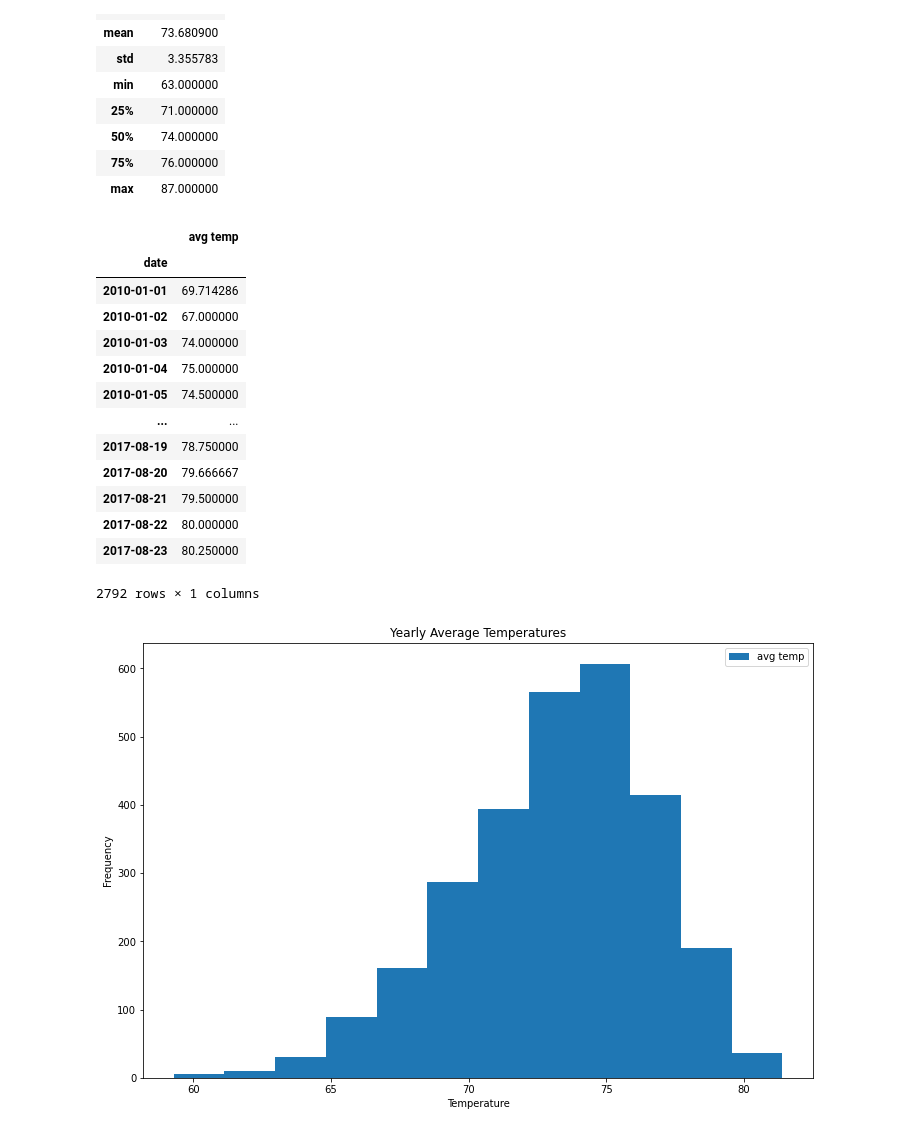
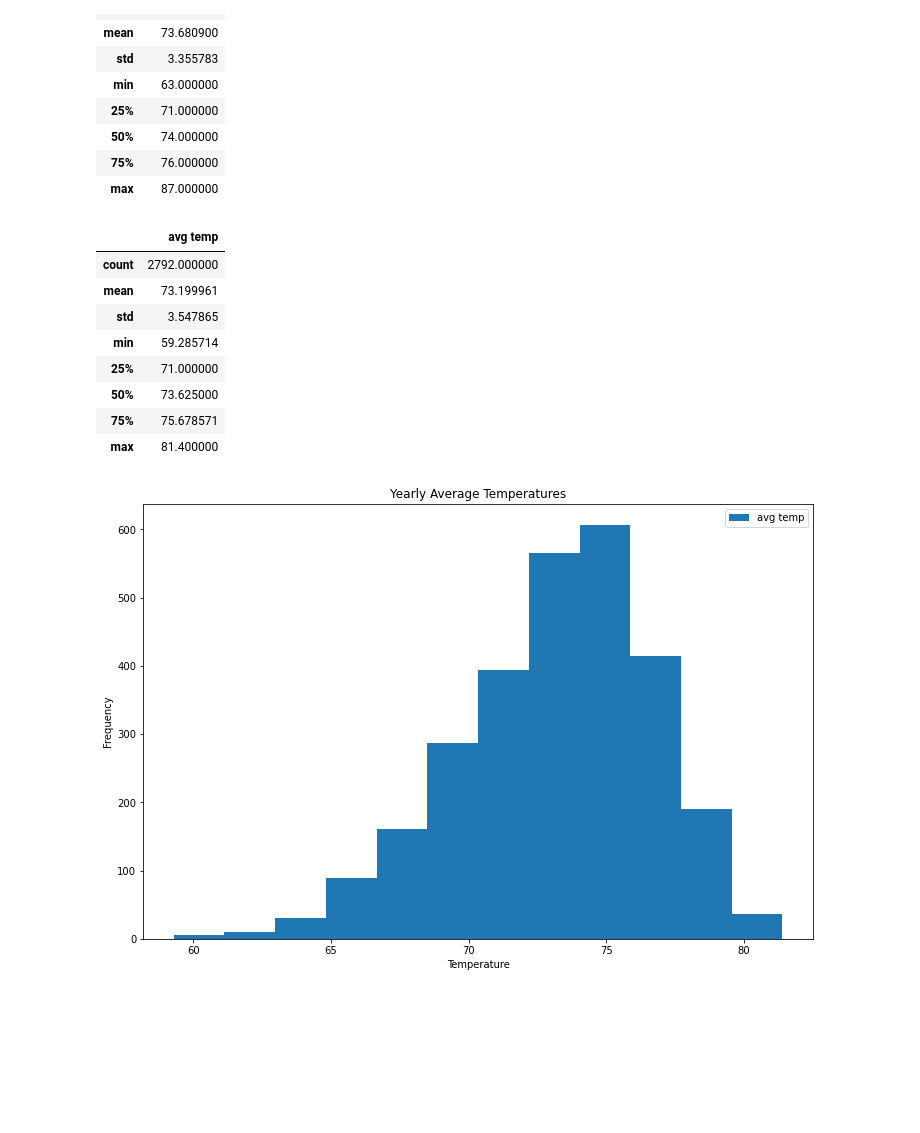
Before and after one commit to briannaso/surfs_up, a Jupyter notebook: SurfsUp_Challenge.ipynb, the cells around one changed output. Drawn from its saved outputs; the diff is of its cells as text; code cells hidden in the pictures; blank space fills up the shorter version.

```diff
--- a/SurfsUp_Challenge.ipynb
+++ b/SurfsUp_Challenge.ipynb
@@ -205,22 +204,17 @@ temps_2017 = session.query(Measurement.date, Measurement.tobs).all()
 # %%
 temp_data_2017 = temps_2017
 temps_2017_df = pd.DataFrame(temp_data_2017, columns = ['date', 'avg temp']).groupby(['date']).mean()
-temps_2017_df
+temps_2017_df.describe()
 # %% [output]
 |  | avg temp |
-| date |  |
-| 2010-01-01 | 69.714286 |
-| 2010-01-02 | 67.000000 |
-| 2010-01-03 | 74.000000 |
-| 2010-01-04 | 75.000000 |
-| 2010-01-05 | 74.500000 |
-| ... | ... |
-| 2017-08-19 | 78.750000 |
-| 2017-08-20 | 79.666667 |
-| 2017-08-21 | 79.500000 |
-| 2017-08-22 | 80.000000 |
-| 2017-08-23 | 80.250000 |
+| count | 2792.000000 |
+| mean | 73.199961 |
+| std | 3.547865 |
+| min | 59.285714 |
+| 25% | 71.000000 |
+| 50% | 73.625000 |
+| 75% | 75.678571 |
+| max | 81.400000 |
-2792 rows × 1 columns
 # %%
 import matplotlib.pyplot as plt
 # %%
```
Also changed, not shown: parts of 2 cells of this notebook, 5 other files.
